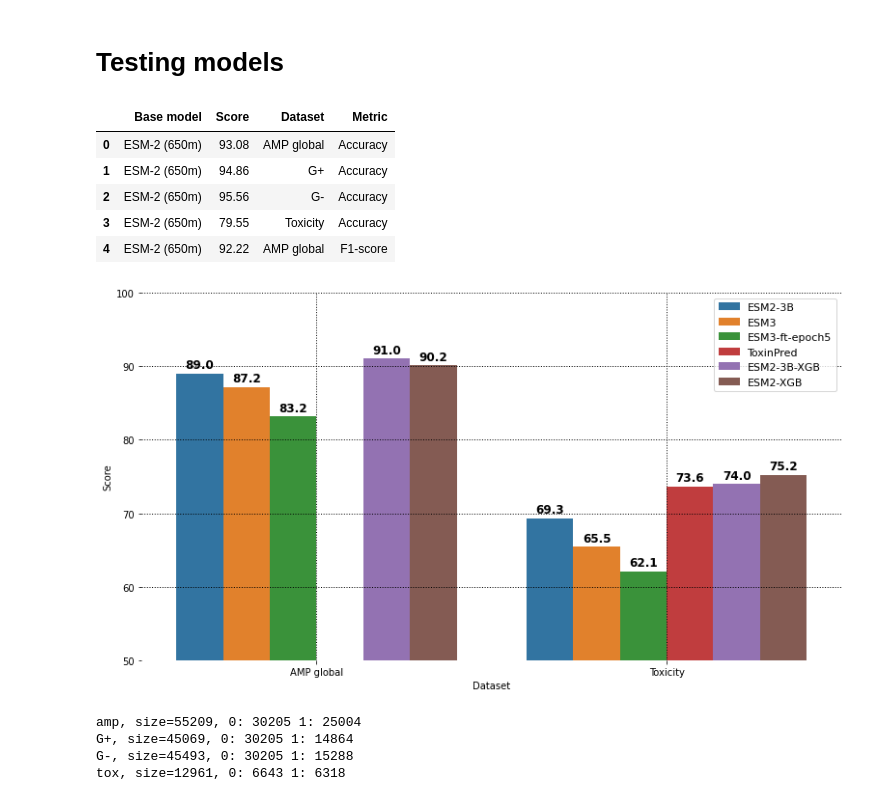
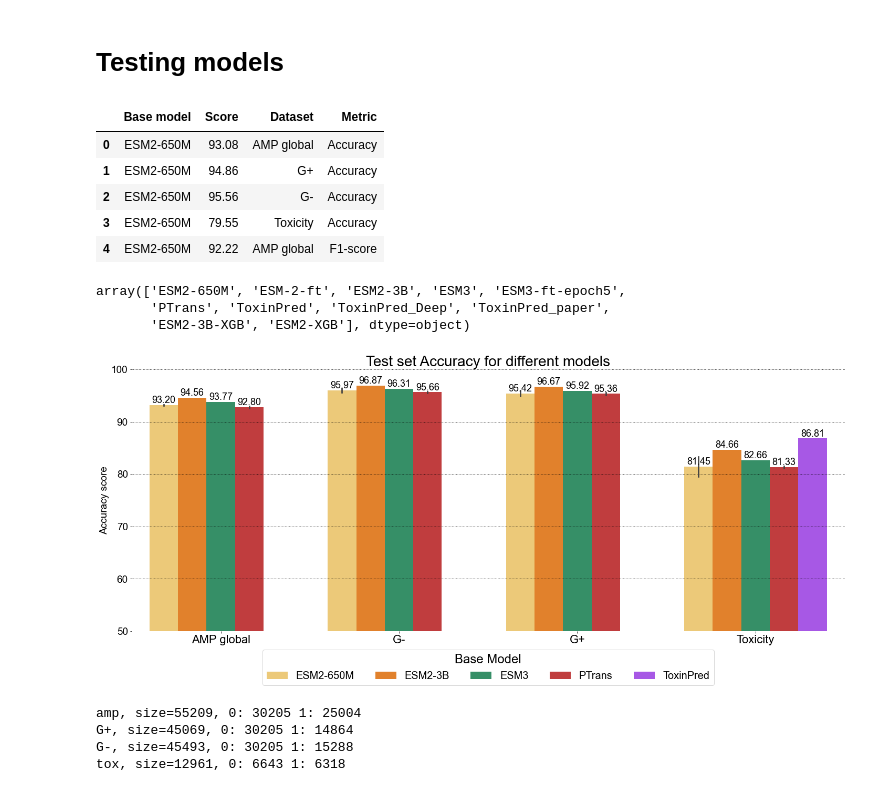
Before and after one commit to BGI-METAI/Metagenome-AI, a Jupyter notebook: notebooks/amp_tox_ripp-round2.ipynb, the cells around one changed output. Drawn from its saved outputs; the diff is of its cells as text; code cells hidden in the pictures.

```diff
--- a/notebooks/amp_tox_ripp-round2.ipynb
+++ b/notebooks/amp_tox_ripp-round2.ipynb
@@ -9,39 +9,80 @@ from matplotlib_venn import venn3
 import seaborn as sns
 import numpy as np
 from venny4py.venny4py import *
+
+from collections import Counter
+
+plt.rcParams['font.family'] = 'Arial'
 # %% [markdown]
 # Testing models
 # %%
 # amp_df = pd.read_excel('../data/predictions/ripp_lab_validation/AMP_test.xlsx', sheet_name='AMP')
 amp_df = pd.read_csv('../data/predictions/lab_validation_2nd_round/AMP_test.csv')
+amp_df.loc[:, 'Base model'] = amp_df['Base model'].str.replace('ESM-2 (650m)', 'ESM2-650M')
 amp_df.head()
 # %% [output]
 |  | Base model | Score | Dataset | Metric |
-| 0 | ESM-2 (650m) | 93.08 | AMP global | Accuracy |
-| 1 | ESM-2 (650m) | 94.86 | G+ | Accuracy |
-| 2 | ESM-2 (650m) | 95.56 | G- | Accuracy |
-| 3 | ESM-2 (650m) | 79.55 | Toxicity | Accuracy |
-| 4 | ESM-2 (650m) | 92.22 | AMP global | F1-score |
+| 0 | ESM2-650M | 93.08 | AMP global | Accuracy |
+| 1 | ESM2-650M | 94.86 | G+ | Accuracy |
+| 2 | ESM2-650M | 95.56 | G- | Accuracy |
+| 3 | ESM2-650M | 79.55 | Toxicity | Accuracy |
+| 4 | ESM2-650M | 92.22 | AMP global | F1-score |
+# %%
+amp_df['Base model'].unique()
+# %% [output]
+array(['ESM2-650M', 'ESM-2-ft', 'ESM2-3B', 'ESM3', 'ESM3-ft-epoch5',
+       'PTrans', 'ToxinPred', 'ToxinPred_Deep', 'ToxinPred_paper',
+       'ESM2-3B-XGB', 'ESM2-XGB'], dtype=object)
 # %%
-amp_subset_df = amp_df[amp_df['Dataset'].isin(['AMP global', 'Toxicity'])]
+dataset_order = ['AMP global', 'G-', 'G+', 'Toxicity']
+show_models = ['ESM2-650M', 'ESM2-3B', 'ESM3', 'PTrans', 'ToxinPred']
+amp_subset_df = amp_df[amp_df['Dataset'].isin(dataset_order)]
 
-fig, axs = plt.subplots(nrows=1, ncols=1, figsize=(13, 7))
-barplot = sns.barplot(data=amp_subset_df[amp_subset_df['Metric'] == 'MCC'], x='Dataset', y='Score', hue='Base model')
+amp_subset_df = amp_subset_df[amp_subset_df['Base model'].isin(show_models)]
+amp_subset_df = amp_subset_df.sort_values(
+    ['Dataset', 'Base model'],
+    key=lambda col: col.map(
+        {**{v: i for i, v in enumerate(dataset_order)}, **{v: i for i, v in enumerate(show_models)}}
+    )
+)
+metric = 'Accuracy'
+
+
+palette = ["#FFD166", "#FF7F0E", "#279E68", "#D62728", "#AA40FC", "#17BECF", "#B5BD61", "#FF9896", "#9EDAE5", "#06D6A0", "#0095B7", "#826400", "#FDE4CF"]
+fig, axs = plt.subplots(nrows=1, ncols=1, figsize=(20, 9))
+barplot = sns.barplot(data=amp_subset_df[amp_subset_df['Metric'] == metric], x='Dataset', y='Score', hue='Base model', palette=palette)
 plt.ylim([50, 100])
-plt.grid(zorder=0, linewidth=1, linestyle=':', color='k')
+plt.grid(axis='y', zorder=0, linewidth=1, linestyle=':', color='k')
 plt.legend(prop={'size': 11})
+plt.title(f'Test set {metric} for different models', size=28)
 plt.box(False)
+plt.xlabel(None)
+plt.xticks(size=22)
+plt.yticks(size=19)
+plt.ylabel(f'{metric} score', size=19)
 
 # Annotate each bar with the value inside
 for p in barplot.patches:
-    barplot.annotate(format(p.get_height(), '.1f'),
+    barplot.annotate(format(p.get_height(), '.2f'),
                      (p.get_x() + p.get_width() / 2., p.get_height()),
                      ha = 'center', va = 'center',
                      xytext = (0, 9), textcoords = 'offset points',
-                     fontsize=12, fontweight='bold')  # Set font size and bold
-plt.savefig(f'testing_models_xgb.png', dpi=200, bbox_inches='tight')
+                     fontsize=18)  # Set font size and bold
+# Set legend to be horizontal below the plot
+plt.legend(
+    title='Base Model',
+    bbox_to_anchor=(0.5, -0.05),  # Adjust position to make the legend wider
+    loc='upper center',
+    ncol=len(show_models),  # Adjust the number of columns based on the number of models
+    prop={'size': 20},  # Font size for legend items
+    title_fontsize=24  # Larger font size for the legend title
+)
+
+plt.tight_layout()
+
+plt.savefig(f'testing_models_round2_{metric}.png', dpi=300, bbox_inches='tight')
 # %% [output]
-[figure, old version]
+[figure, new version]
 # %%
 for ds, ds_path in zip(['amp', 'G+', 'G-', 'tox'],
                        ['../data/AMP_new/AMP_2024_08_09.tsv', '../data/AMP_new/AMP_2024_09_13_anti_Gram+.tsv',
```
Also changed, not shown: parts of 6 cells of this notebook.
